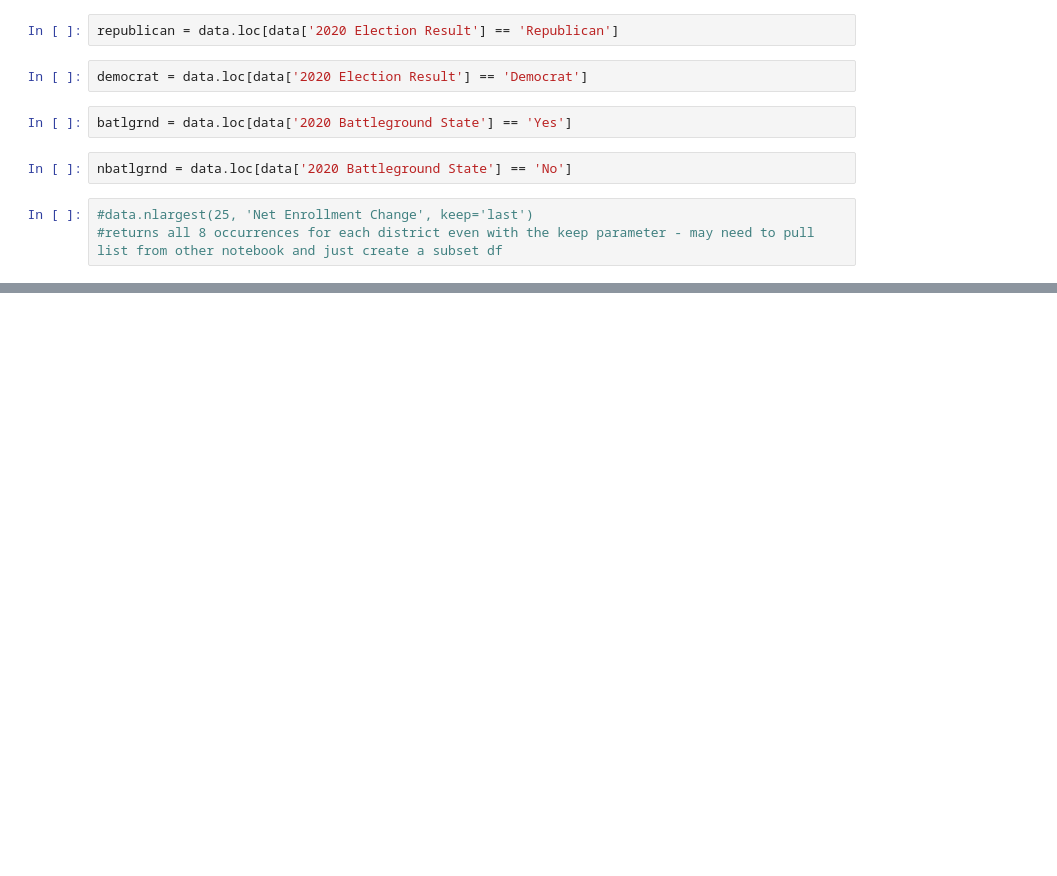
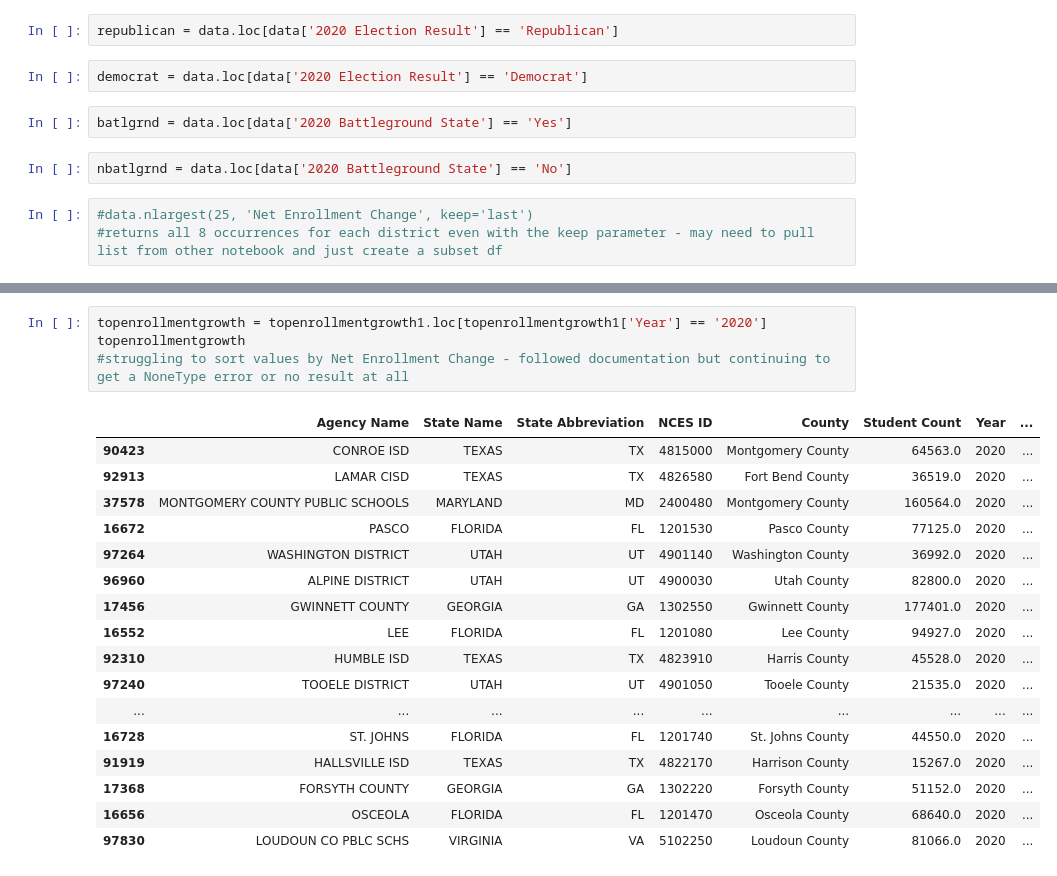
Before and after one commit to caitbrown12/NSS_Capstone, a Jupyter notebook: notebook/NCES_Enrollment_Data_2.ipynb, the cells around one changed output, grey strips where cells are left out. Drawn from its saved outputs; the diff is of its cells as text; blank space fills up the shorter version.

```diff
--- a/notebook/NCES_Enrollment_Data_2.ipynb
+++ b/notebook/NCES_Enrollment_Data_2.ipynb
@@ -283,0 +315,22 @@ nbatlgrnd = data.loc[data['2020 Battleground State'] == 'No']
+# %%
+topenrollmentgrowth = topenrollmentgrowth1.loc[topenrollmentgrowth1['Year'] == '2020']
+topenrollmentgrowth
+#struggling to sort values by Net Enrollment Change - followed documentation but continuing to get a NoneType error or no result at all
+# %% [output]
+|  | Agency Name | State Name | State Abbreviation | NCES ID | County | Student Count | Year | ... |
+| 90423 | CONROE ISD | TEXAS | TX | 4815000 | Montgomery County | 64563.0 | 2020 | ... |
+| 92913 | LAMAR CISD | TEXAS | TX | 4826580 | Fort Bend County | 36519.0 | 2020 | ... |
+| 37578 | MONTGOMERY COUNTY PUBLIC SCHOOLS | MARYLAND | MD | 2400480 | Montgomery County | 160564.0 | 2020 | ... |
+| 16672 | PASCO | FLORIDA | FL | 1201530 | Pasco County | 77125.0 | 2020 | ... |
+| 97264 | WASHINGTON DISTRICT | UTAH | UT | 4901140 | Washington County | 36992.0 | 2020 | ... |
+| 96960 | ALPINE DISTRICT | UTAH | UT | 4900030 | Utah County | 82800.0 | 2020 | ... |
+| 17456 | GWINNETT COUNTY | GEORGIA | GA | 1302550 | Gwinnett County | 177401.0 | 2020 | ... |
+| 16552 | LEE | FLORIDA | FL | 1201080 | Lee County | 94927.0 | 2020 | ... |
+| 92310 | HUMBLE ISD | TEXAS | TX | 4823910 | Harris County | 45528.0 | 2020 | ... |
+| 97240 | TOOELE DISTRICT | UTAH | UT | 4901050 | Tooele County | 21535.0 | 2020 | ... |
+| ... | ... | ... | ... | ... | ... | ... | ... | ... |
+| 16728 | ST. JOHNS | FLORIDA | FL | 1201740 | St. Johns County | 44550.0 | 2020 | ... |
+| 91919 | HALLSVILLE ISD | TEXAS | TX | 4822170 | Harrison County | 15267.0 | 2020 | ... |
+| 17368 | FORSYTH COUNTY | GEORGIA | GA | 1302220 | Forsyth County | 51152.0 | 2020 | ... |
+| 16656 | OSCEOLA | FLORIDA | FL | 1201470 | Osceola County | 68640.0 | 2020 | ... |
+| 97830 | LOUDOUN CO PBLC SCHS | VIRGINIA | VA | 5102250 | Loudoun County | 81066.0 | 2020 | ... |
```
Also changed, not shown: parts of 41 cells of this notebook.
